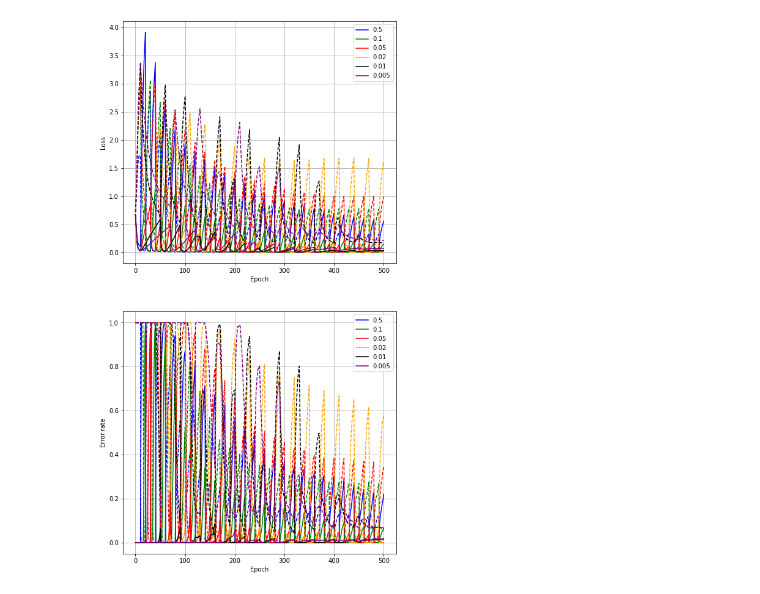
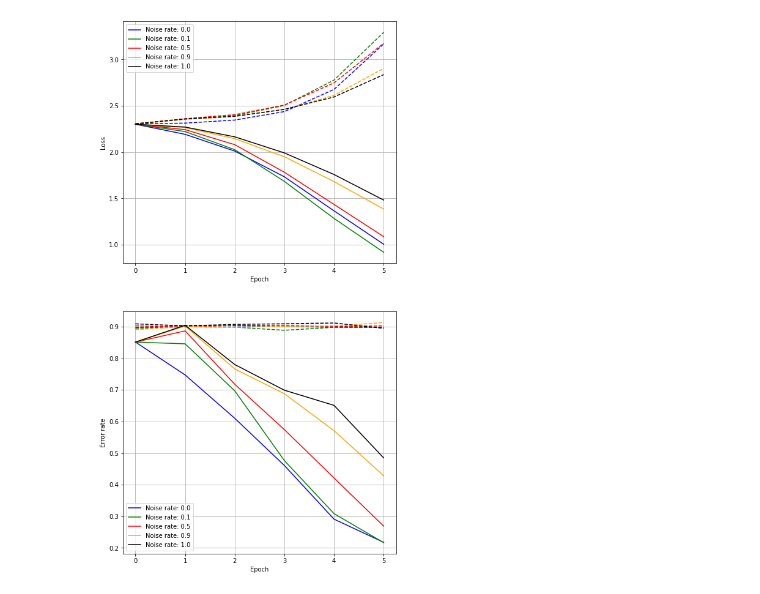
Before and after one commit to jimgammell/ece595ml_project, a Jupyter notebook: display_results.ipynb, the cells around one changed output. Drawn from its saved outputs; the diff is of its cells as text; code cells hidden in the pictures.

```diff
--- a/display_results.ipynb
+++ b/display_results.ipynb
@@ -5,3 +5,16 @@ from matplotlib import pyplot as plt
 import numpy as np
 
 results_path = os.path.join('.', 'results')
+naive_results = []
+ltrwe_results = []
+sss_results = []
+for idx in range(5):
+    with open(os.path.join(results_path, 'noisy_dataset_trial', 'results_MNIST_ltrwe_{}.pickle'.format(idx)), 'rb') as F:
+        ltrwe_results.append(pickle.load(F))
+    with open(os.path.join(results_path, 'noisy_dataset_trial', 'results_MNIST_naive_{}.pickle'.format(idx)), 'rb') as F:
+        naive_results.append(pickle.load(F))
+    with open(os.path.join(results_path, 'noisy_dataset_trial', 'results_MNIST_semi-self-supervised_{}.pickle'.format(idx)), 'rb') as F:
+        sss_results.append(pickle.load(F))
+print([k for k in ltrwe_results[0].keys()])
+print([k for k in naive_results[0].keys()])
+print([k for k in sss_results[0].keys()])
@@ -67,24 +60,24 @@ plot_performance_over_time(wp2s_smltrwe_results, probs, colors, 4)
 # %%
-def plot_performance_alone(dicts, probs, colors):
+def plot_performance_alone(dicts, error_rates, colors):
     (fig, ax) = plt.subplots(2, 1, figsize=(8, 16))
-    for (results_dict, p, c) in zip(dicts, probs, colors):
-        x, y = results_dict['test_majority_loss']
-        ax[0].plot(x, y, '-', color=c, label='{}'.format(p))
-        x, y = results_dict['test_minority_loss']
+    for (results_dict, e, c) in zip(dicts, error_rates, colors):
+        x, y = results_dict['test_correct_loss']
+        ax[0].plot(x, y, '-', color=c, label='Noise rate: {}'.format(e))
+        x, y = results_dict['test_incorrect_loss']
         ax[0].plot(x, y, '--', color=c)
-        x, y = results_dict['test_majority_accuracy']
-        ax[1].plot(x, 1-y, '-', color=c, label='{}'.format(p))
-        x, y = results_dict['test_minority_accuracy']
+        x, y = results_dict['test_correct_accuracy']
+        ax[1].plot(x, 1-y, '-', color=c, label='Noise rate: {}'.format(e))
+        x, y = results_dict['test_incorrect_accuracy']
         ax[1].plot(x, 1-y, '--', color=c)
         ax[0].legend()
         ax[1].legend()
         ax[0].set_xlabel('Epoch')
         ax[1].set_xlabel('Epoch')
         ax[0].set_ylabel('Loss')
         ax[1].set_ylabel('Error rate')
         ax[0].grid(True)
         ax[1].grid(True)
-plot_performance_alone(smltrwe_results, probs, colors)
+plot_performance_alone(sss_results, error_rates, colors)
 # %% [output]
-[figure, old version]
+[figure, new version]
 # %%
```
Also changed, not shown: parts of 5 cells of this notebook, 19 other files.
